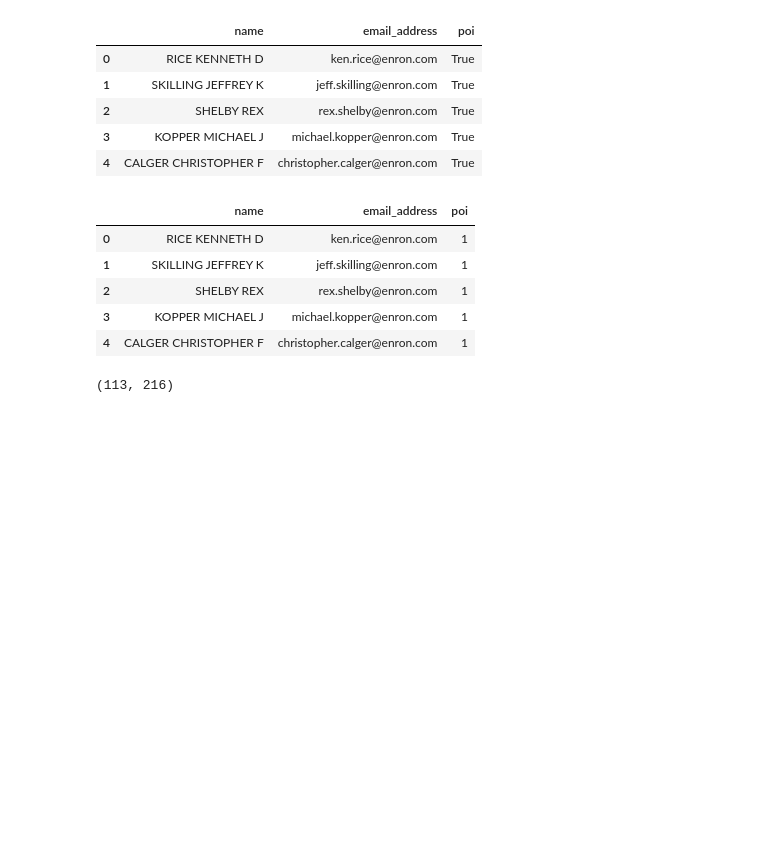
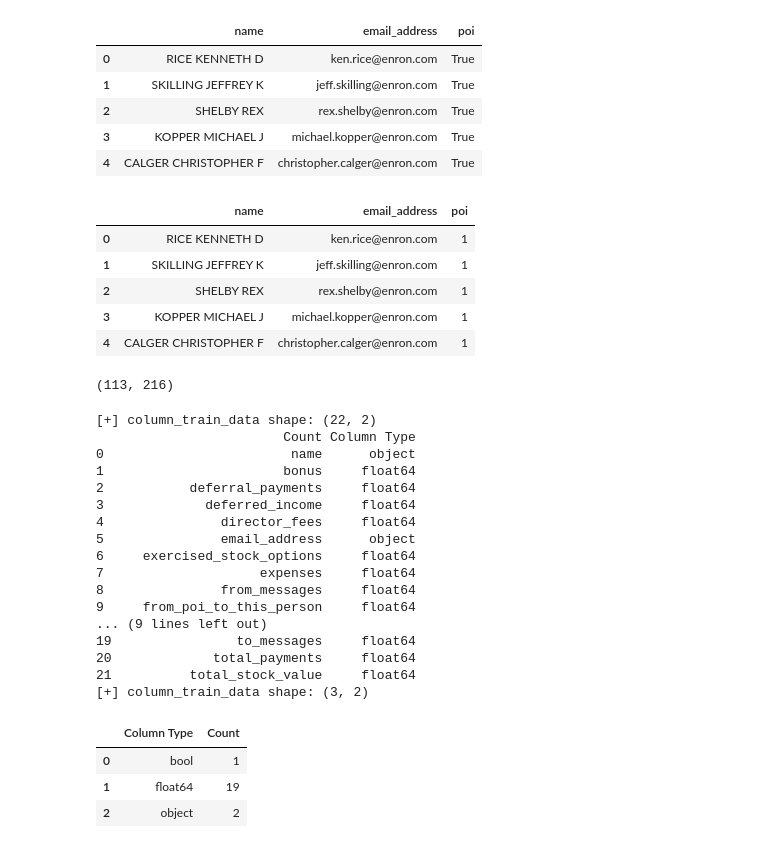
Before and after one commit to AdolphGirL/3rd-ML100Days, a Jupyter notebook: homework/Day_051_HW.ipynb, the cells around one changed output. Saved outputs shown, nothing was run; the diff lists cells and outputs as text; code cells hidden in the pictures; blank space fills up the shorter version.

```diff
--- a/homework/Day_051_HW.ipynb
+++ b/homework/Day_051_HW.ipynb
@@ -78,3 +78,39 @@ train_data[['name', 'email_address', 'poi']].head()
 # train_data.shape
 # %% [output]
 (113, 216)
+# %%
+train_data = pd.read_csv(train_data_path)
+
+# df.dtypes : 轉成以欄位為 index, 類別(type)為 value 的 DataFrame
+# reset_index() : 預設是將原本的 index 轉成一個新的欄位, 如果不須保留 index, 則通常會寫成 .reset_index(drop=True)
+column_train_data = train_data.dtypes.reset_index()
+print('[+] column_train_data shape: {}'.format(column_train_data.shape))
+column_train_data.columns = ["Count", "Column Type"]
+print(column_train_data)
+
+# 秀出資料欄位的類型, 與對應的數量
+column_train_data = column_train_data.groupby('Column Type').aggregate('count').reset_index()
+print('[+] column_train_data shape: {}'.format(column_train_data.shape))
+column_train_data
+# %% [output]
+[+] column_train_data shape: (22, 2)
+                        Count Column Type
+0                        name      object
+1                       bonus     float64
+2           deferral_payments     float64
+3             deferred_income     float64
+4               director_fees     float64
+5               email_address      object
+6     exercised_stock_options     float64
+7                    expenses     float64
+8               from_messages     float64
+9     from_poi_to_this_person     float64
+... (9 lines left out)
+19                to_messages     float64
+20             total_payments     float64
+21          total_stock_value     float64
+[+] column_train_data shape: (3, 2)
+|  | Column Type | Count |
+| 0 | bool | 1 |
+| 1 | float64 | 19 |
+| 2 | object | 2 |
```
Also changed, not shown: parts of 7 cells of this notebook.
